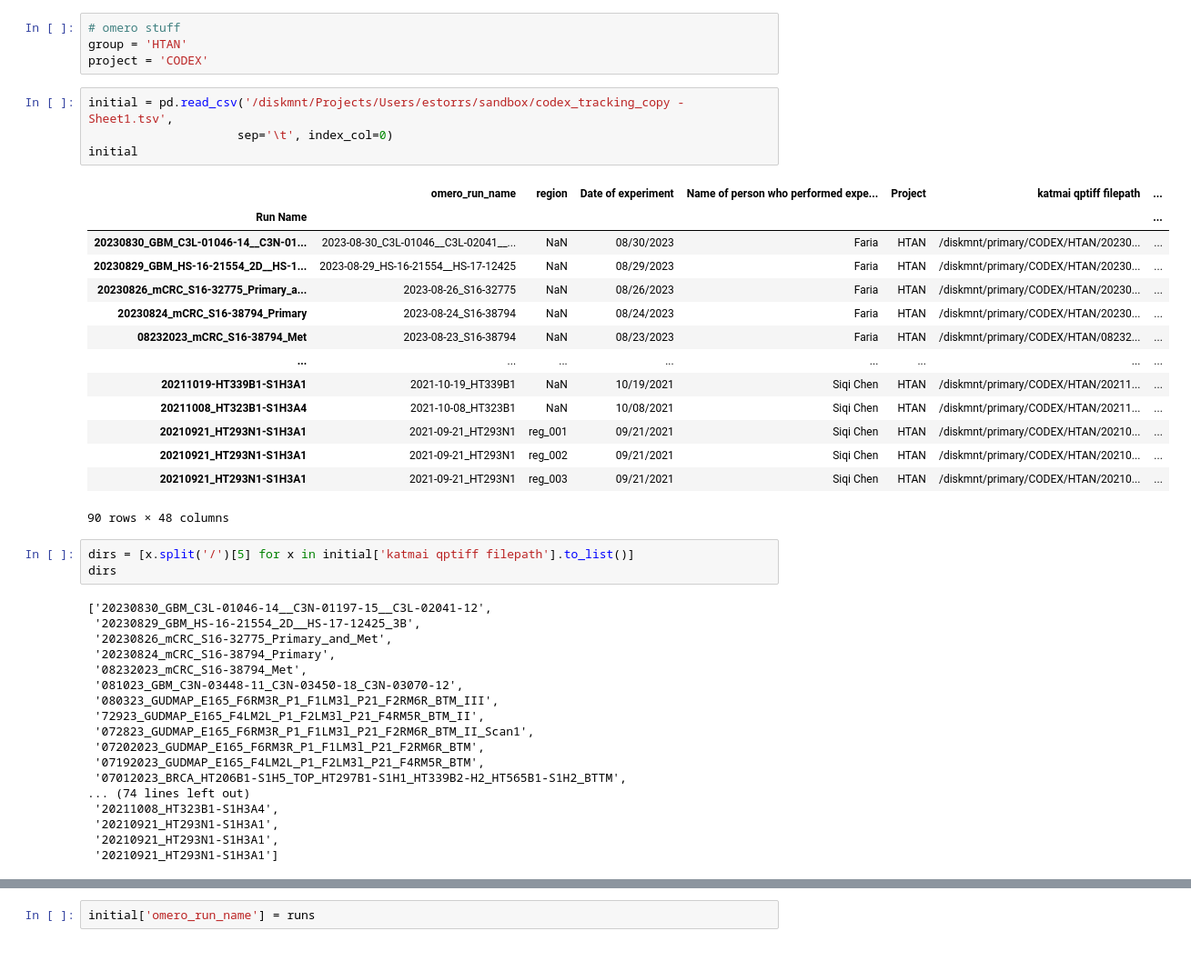
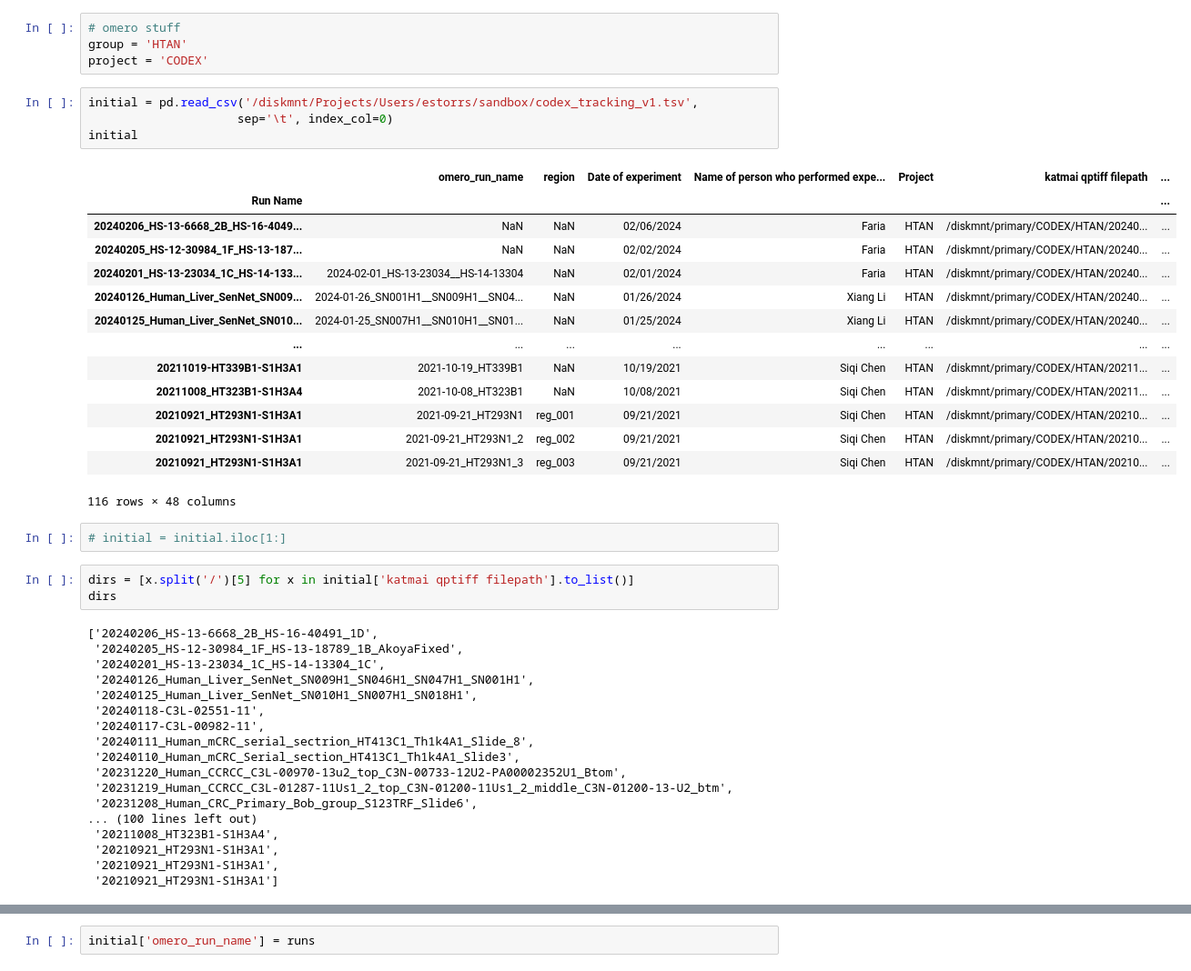
Before and after one commit to estorrs/imaging-analysis, a Jupyter notebook: notebooks/image_management/regenerate_all_images.ipynb, the cells around one changed output, grey strips where cells are left out. Shown at 91% size. Saved outputs shown, nothing was run; the diff lists cells and outputs as text.

```diff
--- a/notebooks/image_management/regenerate_all_images.ipynb
+++ b/notebooks/image_management/regenerate_all_images.ipynb
@@ -34,41 +36,43 @@ def clean_filename(filename, whitelist=valid_filename_chars, replace=' '):
 group = 'HTAN'
 project = 'CODEX'
 # %%
-initial = pd.read_csv('/diskmnt/Projects/Users/estorrs/sandbox/codex_tracking_copy - Sheet1.tsv',
+initial = pd.read_csv('/diskmnt/Projects/Users/estorrs/sandbox/codex_tracking_v1.tsv',
                      sep='\t', index_col=0)
 initial
 # %% [output]
 |  | omero_run_name | region | Date of experiment | Name of person who performed expe... | Project | katmai qptiff filepath | ... |
 | Run Name |  |  |  |  |  |  | ... |
-| 20230830_GBM_C3L-01046-14__C3N-01... | 2023-08-30_C3L-01046__C3L-02041__... | NaN | 08/30/2023 | Faria | HTAN | /diskmnt/primary/CODEX/HTAN/20230... | ... |
-| 20230829_GBM_HS-16-21554_2D__HS-1... | 2023-08-29_HS-16-21554__HS-17-12425 | NaN | 08/29/2023 | Faria | HTAN | /diskmnt/primary/CODEX/HTAN/20230... | ... |
-| 20230826_mCRC_S16-32775_Primary_a... | 2023-08-26_S16-32775 | NaN | 08/26/2023 | Faria | HTAN | /diskmnt/primary/CODEX/HTAN/20230... | ... |
-| 20230824_mCRC_S16-38794_Primary | 2023-08-24_S16-38794 | NaN | 08/24/2023 | Faria | HTAN | /diskmnt/primary/CODEX/HTAN/20230... | ... |
-| 08232023_mCRC_S16-38794_Met | 2023-08-23_S16-38794 | NaN | 08/23/2023 | Faria | HTAN | /diskmnt/primary/CODEX/HTAN/08232... | ... |
+| 20240206_HS-13-6668_2B_HS-16-4049... | NaN | NaN | 02/06/2024 | Faria | HTAN | /diskmnt/primary/CODEX/HTAN/20240... | ... |
+| 20240205_HS-12-30984_1F_HS-13-187... | NaN | NaN | 02/02/2024 | Faria | HTAN | /diskmnt/primary/CODEX/HTAN/20240... | ... |
+| 20240201_HS-13-23034_1C_HS-14-133... | 2024-02-01_HS-13-23034__HS-14-13304 | NaN | 02/01/2024 | Faria | HTAN | /diskmnt/primary/CODEX/HTAN/20240... | ... |
+| 20240126_Human_Liver_SenNet_SN009... | 2024-01-26_SN001H1__SN009H1__SN04... | NaN | 01/26/2024 | Xiang Li | HTAN | /diskmnt/primary/CODEX/HTAN/20240... | ... |
+| 20240125_Human_Liver_SenNet_SN010... | 2024-01-25_SN007H1__SN010H1__SN01... | NaN | 01/25/2024 | Xiang Li | HTAN | /diskmnt/primary/CODEX/HTAN/20240... | ... |
 | ... | ... | ... | ... | ... | ... | ... | ... |
 | 20211019-HT339B1-S1H3A1 | 2021-10-19_HT339B1 | NaN | 10/19/2021 | Siqi Chen | HTAN | /diskmnt/primary/CODEX/HTAN/20211... | ... |
 | 20211008_HT323B1-S1H3A4 | 2021-10-08_HT323B1 | NaN | 10/08/2021 | Siqi Chen | HTAN | /diskmnt/primary/CODEX/HTAN/20211... | ... |
 | 20210921_HT293N1-S1H3A1 | 2021-09-21_HT293N1 | reg_001 | 09/21/2021 | Siqi Chen | HTAN | /diskmnt/primary/CODEX/HTAN/20210... | ... |
-| 20210921_HT293N1-S1H3A1 | 2021-09-21_HT293N1 | reg_002 | 09/21/2021 | Siqi Chen | HTAN | /diskmnt/primary/CODEX/HTAN/20210... | ... |
-| 20210921_HT293N1-S1H3A1 | 2021-09-21_HT293N1 | reg_003 | 09/21/2021 | Siqi Chen | HTAN | /diskmnt/primary/CODEX/HTAN/20210... | ... |
+| 20210921_HT293N1-S1H3A1 | 2021-09-21_HT293N1_2 | reg_002 | 09/21/2021 | Siqi Chen | HTAN | /diskmnt/primary/CODEX/HTAN/20210... | ... |
+| 20210921_HT293N1-S1H3A1 | 2021-09-21_HT293N1_3 | reg_003 | 09/21/2021 | Siqi Chen | HTAN | /diskmnt/primary/CODEX/HTAN/20210... | ... |
-90 rows × 48 columns
+116 rows × 48 columns
+# %%
+# initial = initial.iloc[1:]
 # %%
 dirs = [x.split('/')[5] for x in initial['katmai qptiff filepath'].to_list()]
 dirs
 # %% [output]
-['20230830_GBM_C3L-01046-14__C3N-01197-15__C3L-02041-12',
- '20230829_GBM_HS-16-21554_2D__HS-17-12425_3B',
- '20230826_mCRC_S16-32775_Primary_and_Met',
- '20230824_mCRC_S16-38794_Primary',
- '08232023_mCRC_S16-38794_Met',
- '081023_GBM_C3N-03448-11_C3N-03450-18_C3N-03070-12',
- '080323_GUDMAP_E165_F6RM3R_P1_F1LM3l_P21_F2RM6R_BTM_III',
- '72923_GUDMAP_E165_F4LM2L_P1_F2LM3l_P21_F4RM5R_BTM_II',
- '072823_GUDMAP_E165_F6RM3R_P1_F1LM3l_P21_F2RM6R_BTM_II_Scan1',
- '07202023_GUDMAP_E165_F6RM3R_P1_F1LM3l_P21_F2RM6R_BTM',
- '07192023_GUDMAP_E165_F4LM2L_P1_F2LM3l_P21_F4RM5R_BTM',
- '07012023_BRCA_HT206B1-S1H5_TOP_HT297B1-S1H1_HT339B2-H2_HT565B1-S1H2_BTTM',
-... (74 lines left out)
+['20240206_HS-13-6668_2B_HS-16-40491_1D',
+ '20240205_HS-12-30984_1F_HS-13-18789_1B_AkoyaFixed',
+ '20240201_HS-13-23034_1C_HS-14-13304_1C',
+ '20240126_Human_Liver_SenNet_SN009H1_SN046H1_SN047H1_SN001H1',
+ '20240125_Human_Liver_SenNet_SN010H1_SN007H1_SN018H1',
+ '20240118-C3L-02551-11',
+ '20240117-C3L-00982-11',
+ '20240111_Human_mCRC_serial_sectrion_HT413C1_Th1k4A1_Slide_8',
+ '20240110_Human_mCRC_Serial_section_HT413C1_Th1k4A1_Slide3',
+ '20231220_Human_CCRCC_C3L-00970-13u2_top_C3N-00733-12U2-PA00002352U1_Btom',
+ '20231219_Human_CCRCC_C3L-01287-11Us1_2_top_C3N-01200-11Us1_2_middle_C3N-01200-13-U2_btm',
+ '20231208_Human_CRC_Primary_Bob_group_S123TRF_Slide6',
+... (100 lines left out)
  '20211008_HT323B1-S1H3A4',
  '20210921_HT293N1-S1H3A1',
  '20210921_HT293N1-S1H3A1',
```
Also changed, not shown: parts of 27 cells of this notebook, 15 other files.
